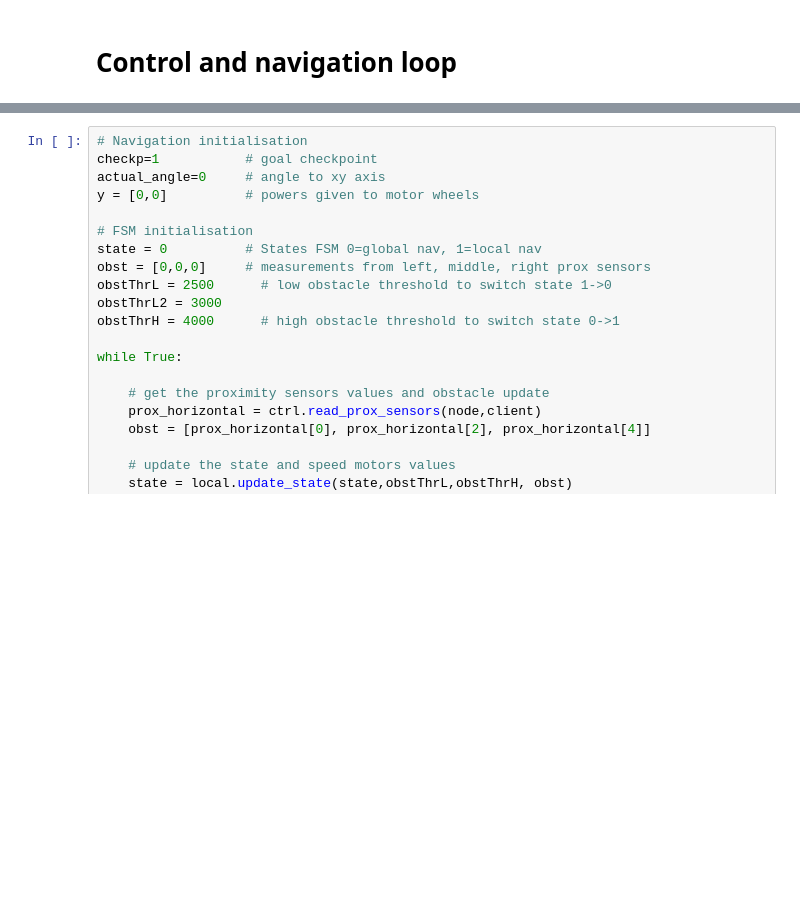
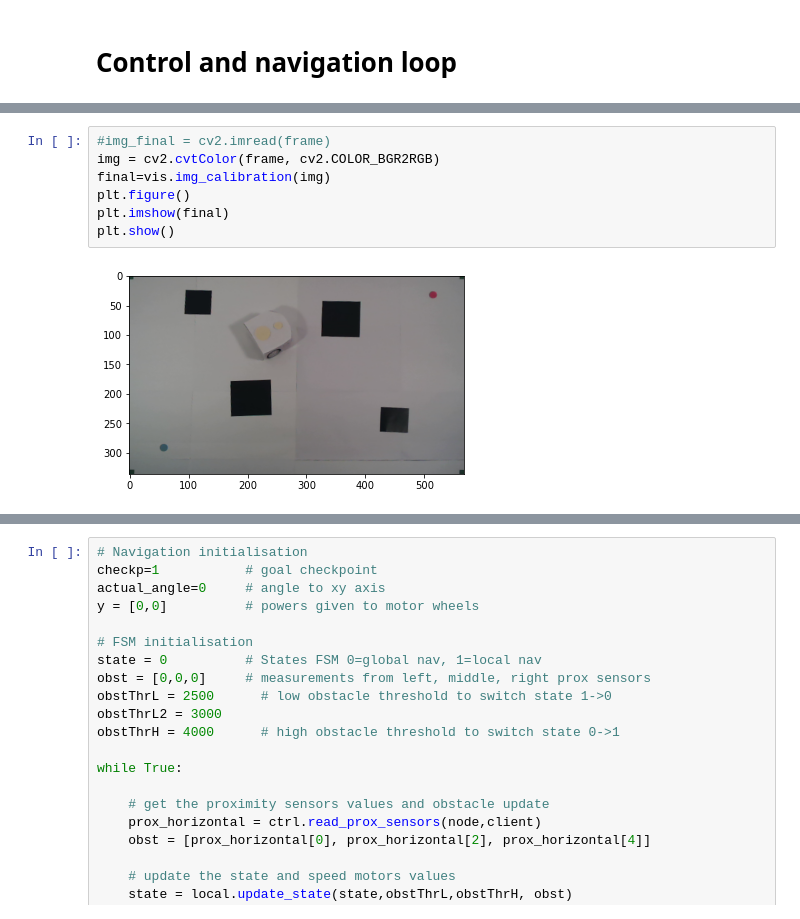
Before and after one commit to theoh-io/EPFL_MobileRobotics_2021, a Jupyter notebook: assembling vision and control.ipynb, the cells around one changed output, grey strips where cells are left out. Drawn from its saved outputs; the diff is of its cells as text; blank space fills up the shorter version.

```diff
--- a/assembling vision and control.ipynb
+++ b/assembling vision and control.ipynb
@@ -101 +123,10 @@ cap=cv2.VideoCapture(0)
+# %%
+#img_final = cv2.imread(frame)
+img = cv2.cvtColor(frame, cv2.COLOR_BGR2RGB)
+final=vis.img_calibration(img)
+plt.figure()
+plt.imshow(final)
+plt.show()
+# %% [output]
+[figure, added]
 # %%
```
Also changed, not shown: parts of 3 cells of this notebook, 7 other files.
